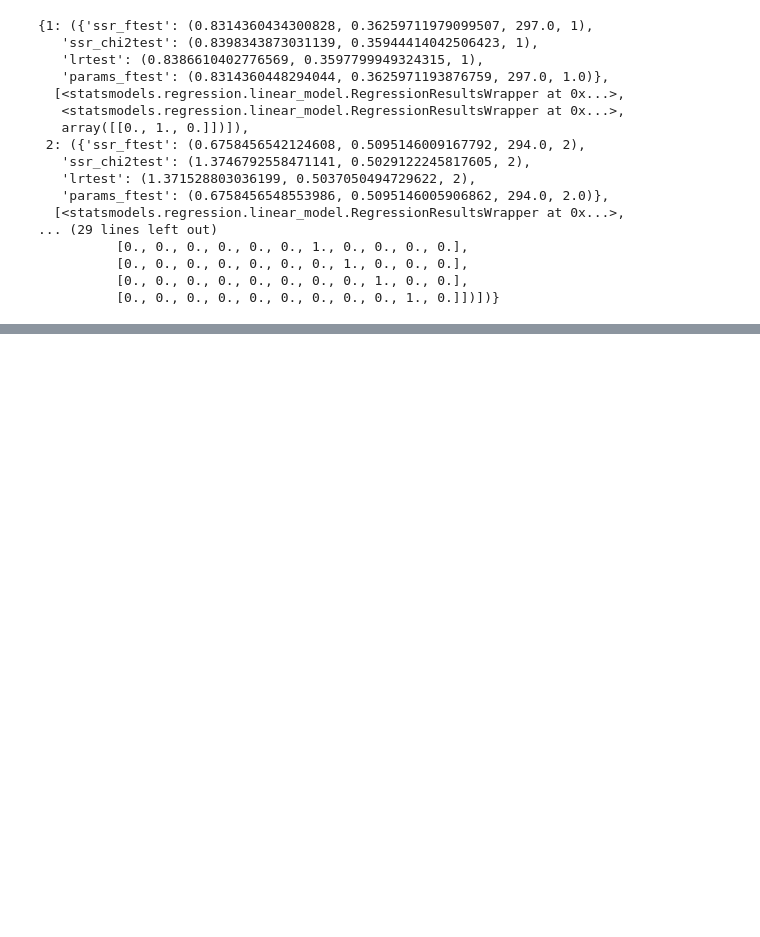
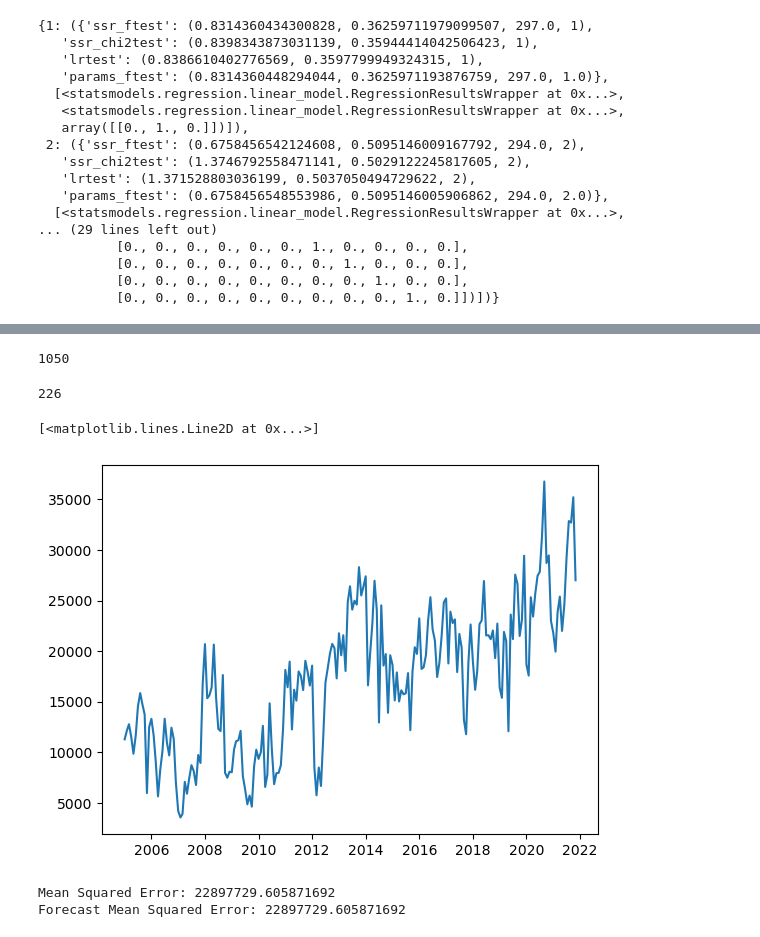
Before and after one commit to elahe-dastan/MilkMarketMaster, a Jupyter notebook: notebooks/demo.ipynb, the cells around one changed output, grey strips where cells are left out. Drawn from its saved outputs; the diff is of its cells as text; code cells hidden in the pictures; blank space fills up the shorter version.

```diff
--- a/notebooks/demo.ipynb
+++ b/notebooks/demo.ipynb
@@ -303,3 +303,21 @@ result
           [0., 0., 0., 0., 0., 0., 0., 1., 0., 0., 0.],
           [0., 0., 0., 0., 0., 0., 0., 0., 1., 0., 0.],
           [0., 0., 0., 0., 0., 0., 0., 0., 0., 1., 0.]])])}
+# %%
+production = pd.read_csv('./../data/production.csv')
+
+# # Convert values from 'lb' to 'mt' where the unit is 'lb'
+# production.loc[production['raw_unit'] == 'lb', 'raw_value'] = production.loc[production['raw_unit'] == 'lb', 'raw_value'] / 2204.62  # Conversion factor: 1 lb = 0.000453592 mt
+#
+# # Convert values from 'kg' to 'mt' where the unit is 'kg'
+# production.loc[production['raw_unit'] == 'kg', 'raw_value'] = production.loc[production['raw_unit'] == 'kg', 'raw_value'] / 1000  # Conversion factor: 1 kg = 0.001 mt
+#
+# # Convert values from 'thousand tonnes' to 'mt' where the unit is 'thousand tonnes'
+# production.loc[production['raw_unit'] == 'thousand tonnes', 'raw_value'] = production.loc[production['raw_unit'] == 'thousand tonnes', 'raw_value'] * 1000  # Conversion factor: 1 metric ton = 1.10231 ton
+#
+# # Convert values from 'thousand tonnes' to 'mt' where the unit is 'thousand tonnes'
+# production.loc[production['raw_unit'] == 'Thousand tonnes', 'raw_value'] = production.loc[production['raw_unit'] == 'thousand tonnes', 'raw_value'] * 1000  # Conversion factor: 1 metric ton = 1.10231 ton
+
+# production = production[['data_series_id', 'product_id', 'country_id', 'date', 'raw_value', 'value', 'is_european_union', ]]
+
+production
@@ -305,0 +338,7 @@ result
+# %%
+production = production.sort_values(by='date')
+production['date'] = pd.to_datetime(production['date'])
+
+production.set_index('date', inplace=True)
+# %%
+production = production[(production['country_id'] == 2) & (production['product_id'] == 4)]
@@ -305,0 +373,25 @@ result
+# %%
+len(smp_new)
+# %% [output]
+1050
+# %%
+len(production)
+# %% [output]
+226
+# %%
+train, test = split(production['value'])
+# %%
+plt.plot(train)
+# %% [output]
+[<matplotlib.lines.Line2D at 0x...>]
+[figure, added]
+# %%
+model = train_model(train, 16, 0, 2)
+evaluate_model(model, test)
+
+# # Save the fitted model to a file using joblib
+# filename = './data/2/4/consumptions_arima_model.joblib'
+# joblib.dump(model, filename)
+# %% [output]
+Mean Squared Error: 22897729.605871692
+Forecast Mean Squared Error: 22897729.605871692
```
Also changed, not shown: parts of 15 cells of this notebook, 7 other files.
